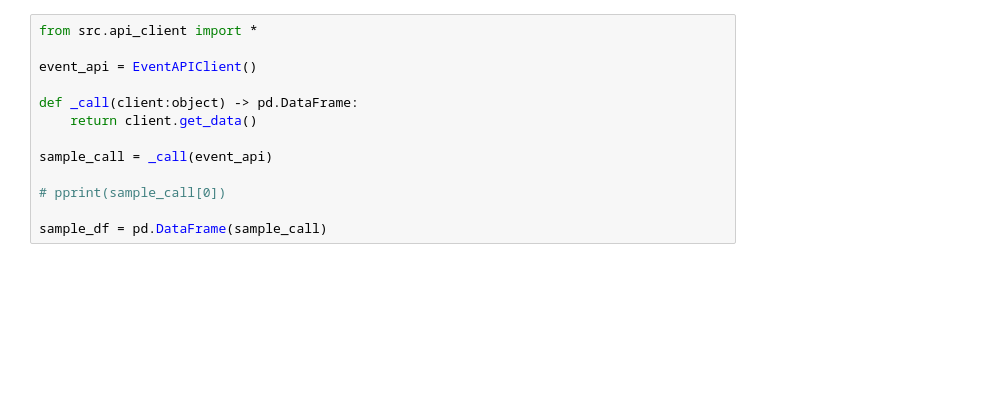
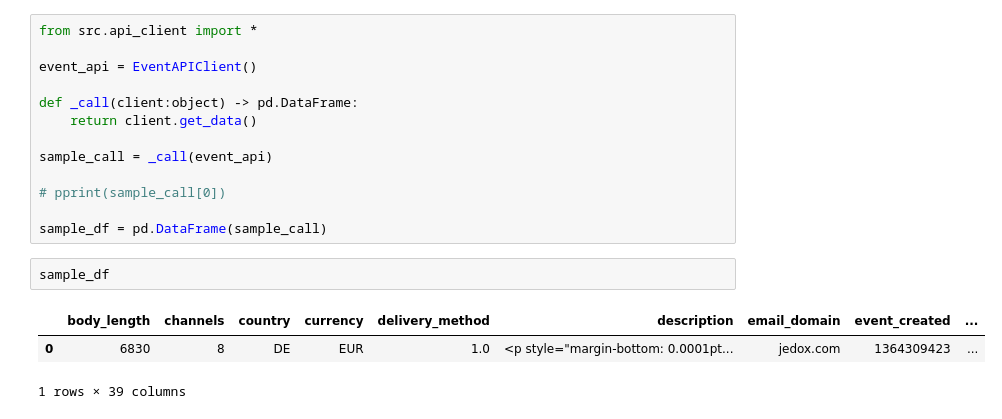
Before and after one commit to mkpetterson/Fraud_Detection, a Jupyter notebook: KNN_modeling.ipynb, the cells around one changed output. Saved outputs shown, nothing was run; the diff lists cells and outputs as text; blank space fills up the shorter version.

```diff
--- a/KNN_modeling.ipynb
+++ b/KNN_modeling.ipynb
@@ -100,3 +183,9 @@ sample_call = _call(event_api)
 # pprint(sample_call[0])
 
 sample_df = pd.DataFrame(sample_call)
+# %%
+sample_df
+# %% [output]
+|  | body_length | channels | country | currency | delivery_method | description | email_domain | event_created | ... |
+| 0 | 6830 | 8 | DE | EUR | 1.0 | <p style="margin-bottom: 0.0001pt... | jedox.com | 1364309423 | ... |
+1 rows × 39 columns
```
Also changed, not shown: parts of 11 cells of this notebook, 1 other file.
